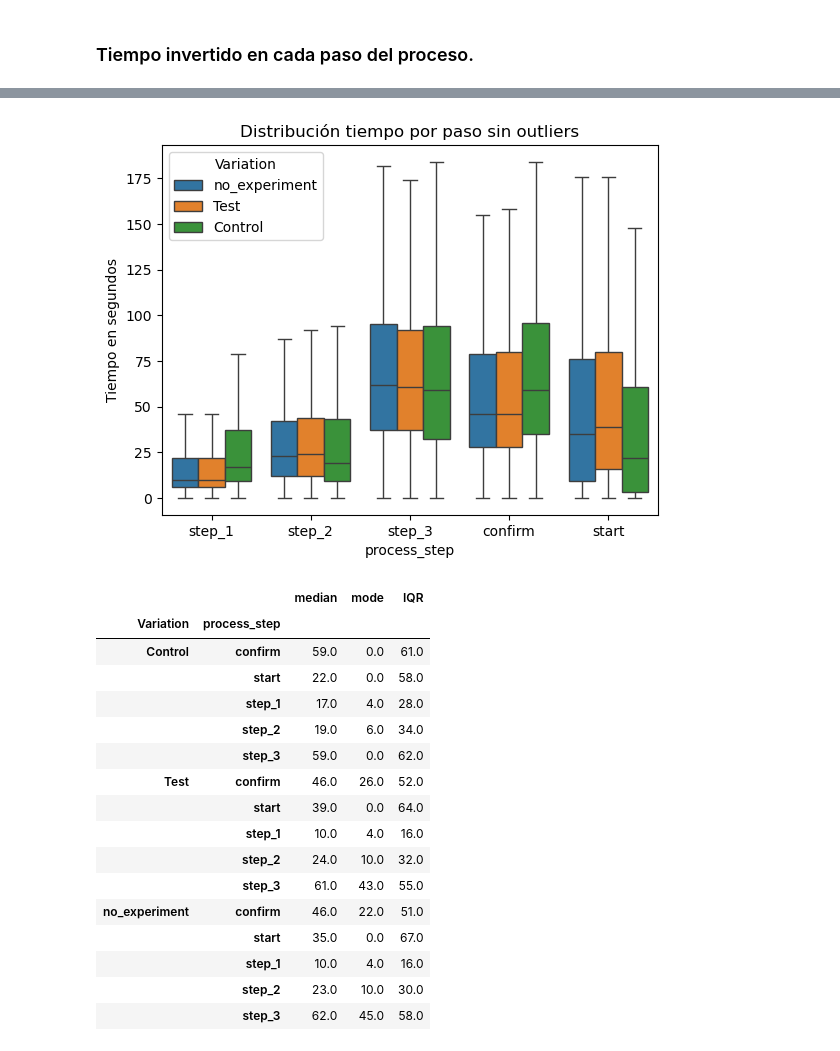
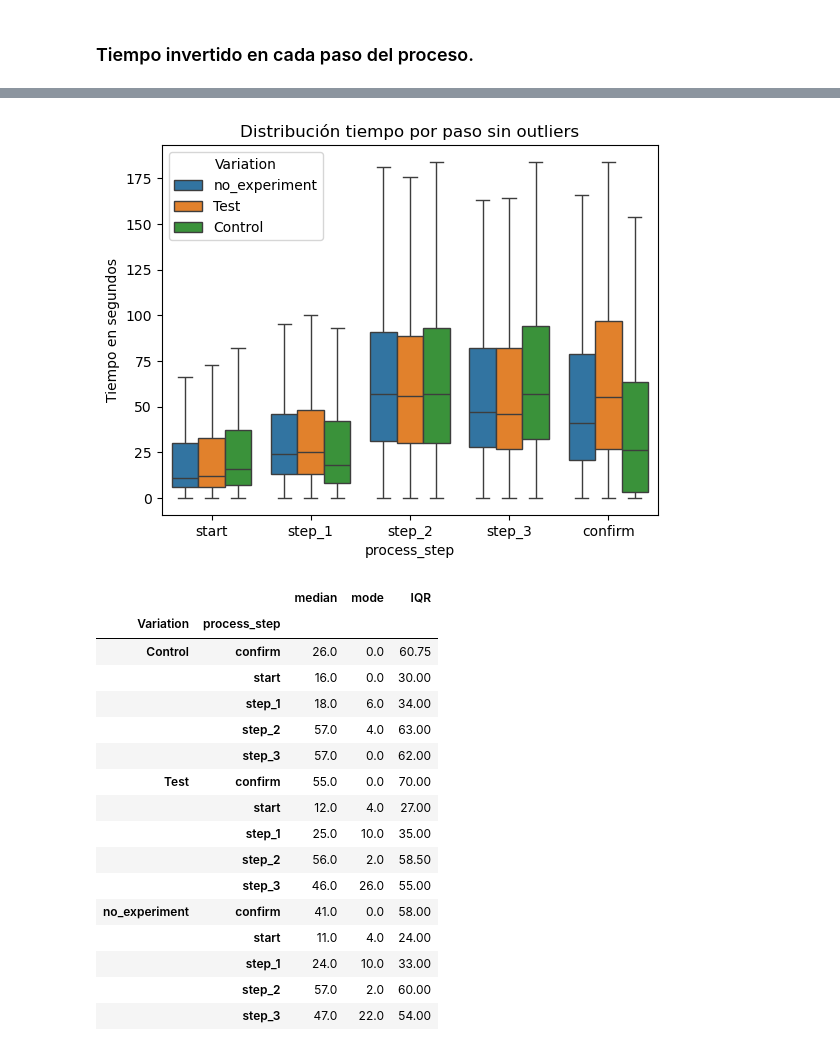
Before and after one commit to JimenezRoDA/vanguard-ab-test, a Jupyter notebook: vanguard-ab-test.ipynb, the cells around one changed output, grey strips where cells are left out. Cells and saved outputs as stored; diff of their text form; code cells hidden in the pictures.

```diff
--- a/vanguard-ab-test.ipynb
+++ b/vanguard-ab-test.ipynb
@@ -492,0 +480,6 @@ no_experiment  131.730524  141.097140  39.105145  47.282392  102.793825
+# %%
+df_web_sorted = df_web_v.sort_values(by=['client_id', 'visit_id', 'date_time']).reset_index(drop=True)
+# Calcular time_diff: cuánto tiempo pasa hasta el siguiente paso
+df_web_sorted['time_diff'] = df_web_sorted.groupby(['client_id', 'visit_id'])['date_time'].shift(-1) - df_web_sorted['date_time']
+# Convertir time_diff a segundos (como número)
+df_web_sorted['time_diff_sec'] = df_web_sorted['time_diff'].dt.total_seconds()
@@ -555,46 +564,46 @@ resumen
 # %%
 # Calcular Q1 y Q3
-Q1 = df_web_sorted['time_diff'].quantile(0.25)
-Q3 = df_web_sorted['time_diff'].quantile(0.75)
+Q1 = df_web_sorted['time_diff_sec'].quantile(0.25)
+Q3 = df_web_sorted['time_diff_sec'].quantile(0.75)
 IQR = Q3 - Q1
 
 # Definir el umbral superior para outliers
 upper_bound = Q3 + 1.5 * IQR
 
 # Filtrar el DataFrame sin outliers
-df_time_clean = df_web_sorted[df_web_sorted['time_diff'] <= upper_bound]
+df_time_clean = df_web_sorted[df_web_sorted['time_diff_sec'] <= upper_bound]
 # %%
-sns.boxplot(data=df_time_clean, x='process_step', y='time_diff', hue='Variation', showfliers=False)
+sns.boxplot(data=df_time_clean, x='process_step', y='time_diff_sec', hue='Variation', showfliers=False)
 plt.title('Distribución tiempo por paso sin outliers')
 plt.ylabel('Tiempo en segundos')
 plt.show()
 # %% [output]
-[figure, old version]
+[figure, new version]
 # %%
-q1 = df_time_clean.groupby(['Variation', 'process_step'])['time_diff'].quantile(0.25)
-q3 = df_time_clean.groupby(['Variation', 'process_step'])['time_diff'].quantile(0.75)
+q1 = df_time_clean.groupby(['Variation', 'process_step'])['time_diff_sec'].quantile(0.25)
+q3 = df_time_clean.groupby(['Variation', 'process_step'])['time_diff_sec'].quantile(0.75)
 iqr = q3 - q1
 kpis = pd.DataFrame({
-    'median': df_time_clean.groupby(['Variation', 'process_step'])['time_diff'].median(),
-    'mode': df_time_clean.groupby(['Variation', 'process_step'])['time_diff'].agg(lambda x: x.mode().iloc[0]),
+    'median': df_time_clean.groupby(['Variation', 'process_step'])['time_diff_sec'].median(),
+    'mode': df_time_clean.groupby(['Variation', 'process_step'])['time_diff_sec'].agg(lambda x: x.mode().iloc[0]),
     'IQR': iqr
 })
 kpis
 # %% [output]
 |  |  | median | mode | IQR |
 | Variation | process_step |  |  |  |
-| Control | confirm | 59.0 | 0.0 | 61.0 |
-|  | start | 22.0 | 0.0 | 58.0 |
-|  | step_1 | 17.0 | 4.0 | 28.0 |
-|  | step_2 | 19.0 | 6.0 | 34.0 |
-|  | step_3 | 59.0 | 0.0 | 62.0 |
-| Test | confirm | 46.0 | 26.0 | 52.0 |
-|  | start | 39.0 | 0.0 | 64.0 |
-|  | step_1 | 10.0 | 4.0 | 16.0 |
-|  | step_2 | 24.0 | 10.0 | 32.0 |
-|  | step_3 | 61.0 | 43.0 | 55.0 |
-| no_experiment | confirm | 46.0 | 22.0 | 51.0 |
-|  | start | 35.0 | 0.0 | 67.0 |
-|  | step_1 | 10.0 | 4.0 | 16.0 |
-|  | step_2 | 23.0 | 10.0 | 30.0 |
-|  | step_3 | 62.0 | 45.0 | 58.0 |
+| Control | confirm | 26.0 | 0.0 | 60.75 |
+|  | start | 16.0 | 0.0 | 30.00 |
+|  | step_1 | 18.0 | 6.0 | 34.00 |
+|  | step_2 | 57.0 | 4.0 | 63.00 |
+|  | step_3 | 57.0 | 0.0 | 62.00 |
+| Test | confirm | 55.0 | 0.0 | 70.00 |
+|  | start | 12.0 | 4.0 | 27.00 |
+|  | step_1 | 25.0 | 10.0 | 35.00 |
+|  | step_2 | 56.0 | 2.0 | 58.50 |
+|  | step_3 | 46.0 | 26.0 | 55.00 |
+| no_experiment | confirm | 41.0 | 0.0 | 58.00 |
+|  | start | 11.0 | 4.0 | 24.00 |
+|  | step_1 | 24.0 | 10.0 | 33.00 |
+|  | step_2 | 57.0 | 2.0 | 60.00 |
+|  | step_3 | 47.0 | 22.0 | 54.00 |
```
Also changed, not shown: parts of 24 cells of this notebook.
